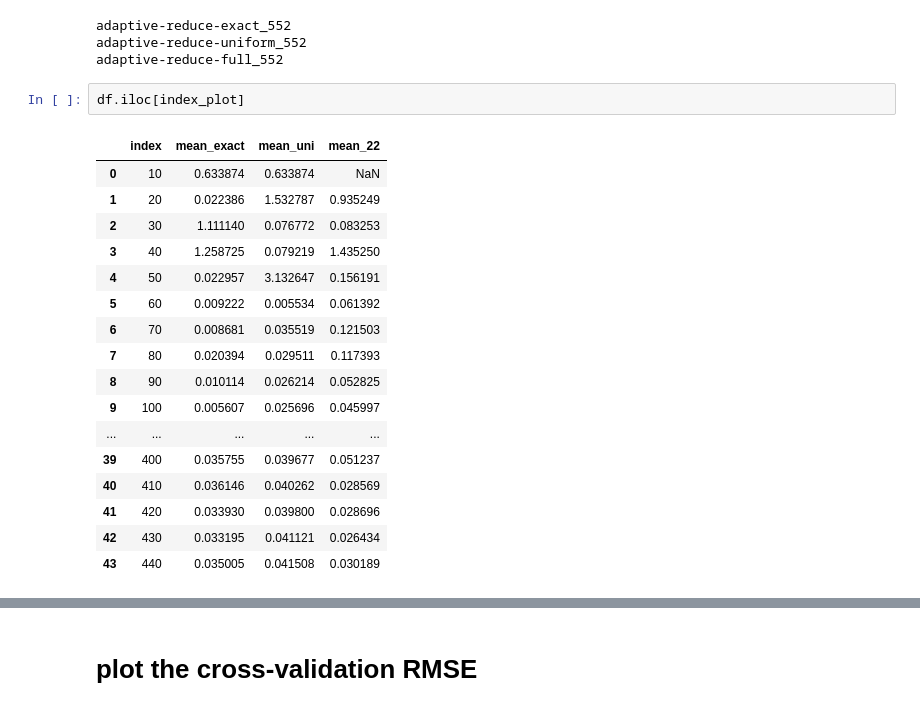
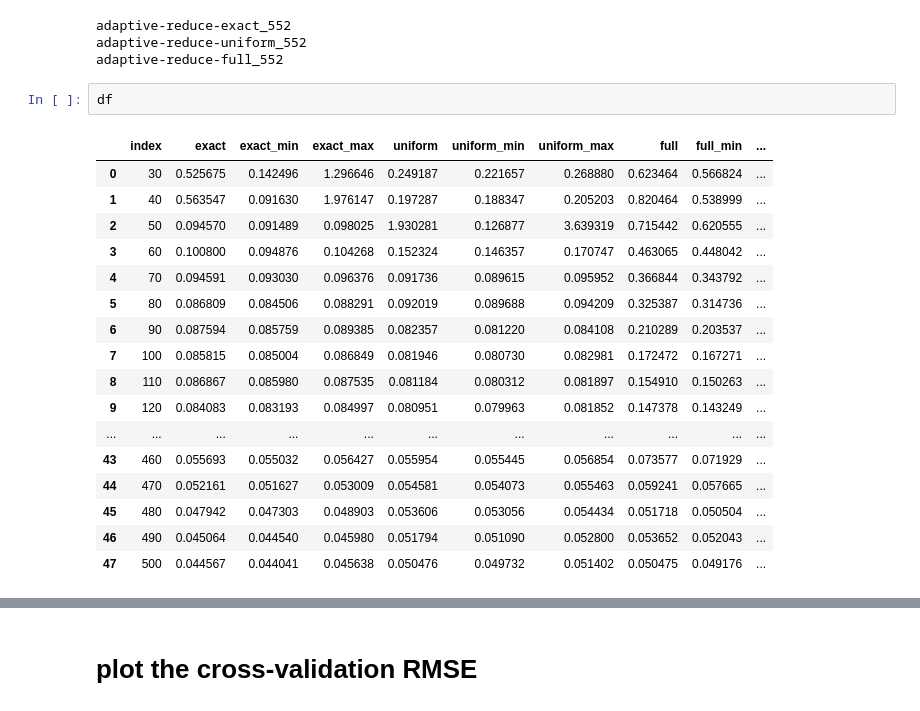
Before and after one commit to QianWanghhu/factor_fixing, a Jupyter notebook: qian_dev/PCE-performance.ipynb, the cells around one changed output, grey strips where cells are left out. Saved outputs shown, nothing was run; the diff lists cells and outputs as text.

```diff
--- a/qian_dev/PCE-performance.ipynb
+++ b/qian_dev/PCE-performance.ipynb
@@ -74,25 +74,25 @@ adaptive-reduce-exact_552
 adaptive-reduce-uniform_552
 adaptive-reduce-full_552
 # %%
-df.iloc[index_plot]
+df
 # %% [output]
-|  | index | mean_exact | mean_uni | mean_22 |
-| 0 | 10 | 0.633874 | 0.633874 | NaN |
-| 1 | 20 | 0.022386 | 1.532787 | 0.935249 |
-| 2 | 30 | 1.111140 | 0.076772 | 0.083253 |
-| 3 | 40 | 1.258725 | 0.079219 | 1.435250 |
-| 4 | 50 | 0.022957 | 3.132647 | 0.156191 |
-| 5 | 60 | 0.009222 | 0.005534 | 0.061392 |
-| 6 | 70 | 0.008681 | 0.035519 | 0.121503 |
-| 7 | 80 | 0.020394 | 0.029511 | 0.117393 |
-| 8 | 90 | 0.010114 | 0.026214 | 0.052825 |
-| 9 | 100 | 0.005607 | 0.025696 | 0.045997 |
-| ... | ... | ... | ... | ... |
-| 39 | 400 | 0.035755 | 0.039677 | 0.051237 |
-| 40 | 410 | 0.036146 | 0.040262 | 0.028569 |
-| 41 | 420 | 0.033930 | 0.039800 | 0.028696 |
-| 42 | 430 | 0.033195 | 0.041121 | 0.026434 |
-| 43 | 440 | 0.035005 | 0.041508 | 0.030189 |
+|  | index | exact | exact_min | exact_max | uniform | uniform_min | uniform_max | full | full_min | ... |
+| 0 | 30 | 0.525675 | 0.142496 | 1.296646 | 0.249187 | 0.221657 | 0.268880 | 0.623464 | 0.566824 | ... |
+| 1 | 40 | 0.563547 | 0.091630 | 1.976147 | 0.197287 | 0.188347 | 0.205203 | 0.820464 | 0.538999 | ... |
+| 2 | 50 | 0.094570 | 0.091489 | 0.098025 | 1.930281 | 0.126877 | 3.639319 | 0.715442 | 0.620555 | ... |
+| 3 | 60 | 0.100800 | 0.094876 | 0.104268 | 0.152324 | 0.146357 | 0.170747 | 0.463065 | 0.448042 | ... |
+| 4 | 70 | 0.094591 | 0.093030 | 0.096376 | 0.091736 | 0.089615 | 0.095952 | 0.366844 | 0.343792 | ... |
+| 5 | 80 | 0.086809 | 0.084506 | 0.088291 | 0.092019 | 0.089688 | 0.094209 | 0.325387 | 0.314736 | ... |
+| 6 | 90 | 0.087594 | 0.085759 | 0.089385 | 0.082357 | 0.081220 | 0.084108 | 0.210289 | 0.203537 | ... |
+| 7 | 100 | 0.085815 | 0.085004 | 0.086849 | 0.081946 | 0.080730 | 0.082981 | 0.172472 | 0.167271 | ... |
+| 8 | 110 | 0.086867 | 0.085980 | 0.087535 | 0.081184 | 0.080312 | 0.081897 | 0.154910 | 0.150263 | ... |
+| 9 | 120 | 0.084083 | 0.083193 | 0.084997 | 0.080951 | 0.079963 | 0.081852 | 0.147378 | 0.143249 | ... |
+| ... | ... | ... | ... | ... | ... | ... | ... | ... | ... | ... |
+| 43 | 460 | 0.055693 | 0.055032 | 0.056427 | 0.055954 | 0.055445 | 0.056854 | 0.073577 | 0.071929 | ... |
+| 44 | 470 | 0.052161 | 0.051627 | 0.053009 | 0.054581 | 0.054073 | 0.055463 | 0.059241 | 0.057665 | ... |
+| 45 | 480 | 0.047942 | 0.047303 | 0.048903 | 0.053606 | 0.053056 | 0.054434 | 0.051718 | 0.050504 | ... |
+| 46 | 490 | 0.045064 | 0.044540 | 0.045980 | 0.051794 | 0.051090 | 0.052800 | 0.053652 | 0.052043 | ... |
+| 47 | 500 | 0.044567 | 0.044041 | 0.045638 | 0.050476 | 0.049732 | 0.051402 | 0.050475 | 0.049176 | ... |
 # %%
 # Plot RMSE vs sample size
 import matplotlib.ticker as mticker
```
Also changed, not shown: parts of 1 cell of this notebook, 1 other file.
